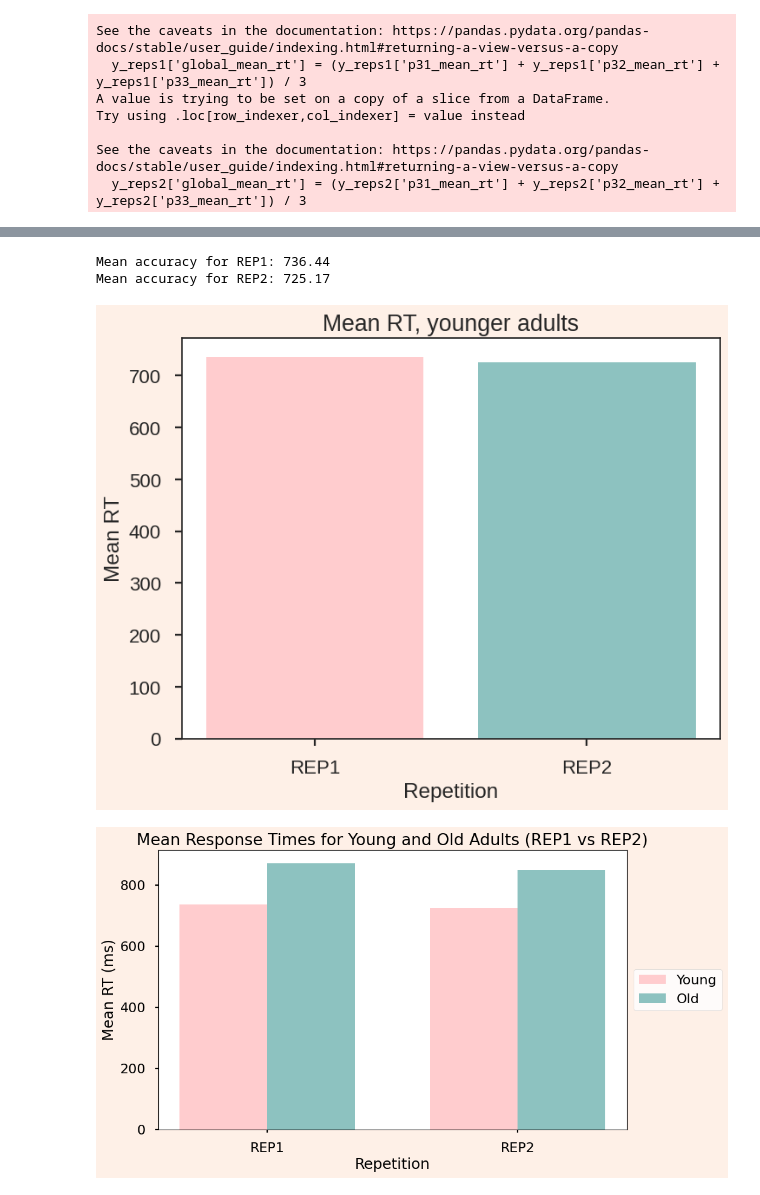
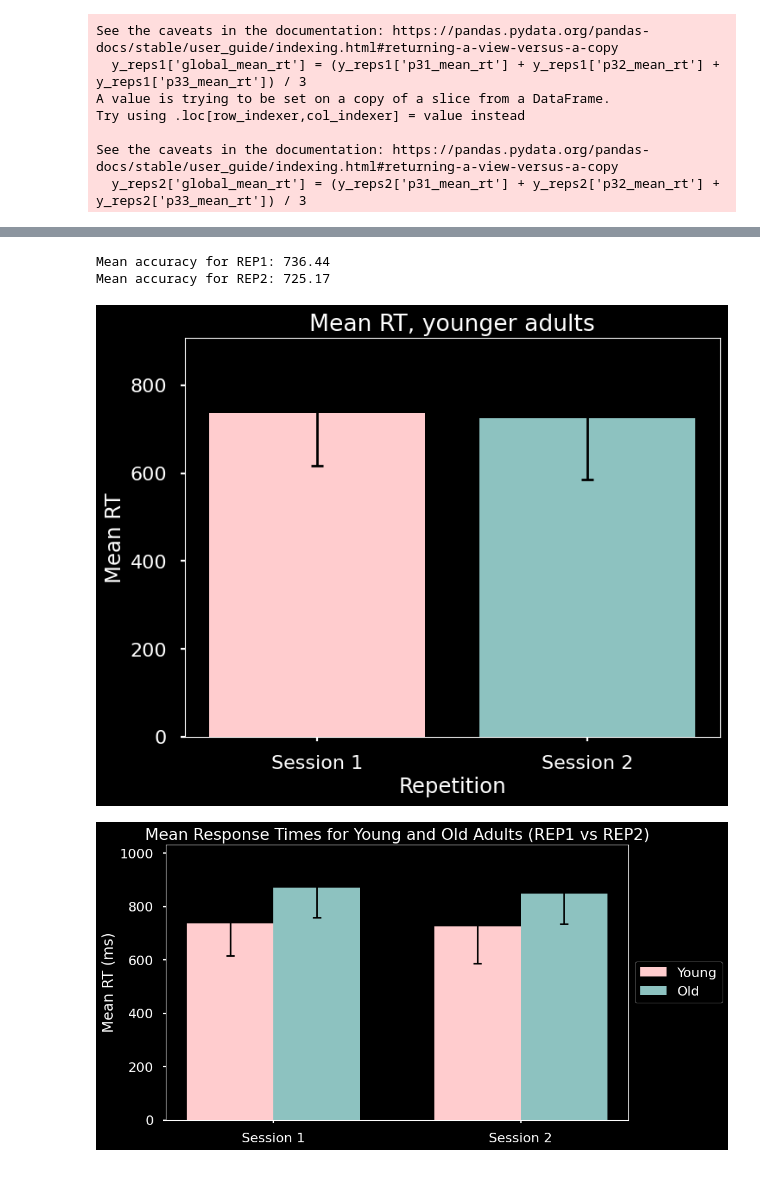
Before and after one commit to McSonk/brain-imaging, a Jupyter notebook: code/python/behaviour_global.ipynb, the cells around one changed output, grey strips where cells are left out. Cells and saved outputs as stored; diff of their text form; code cells hidden in the pictures.

```diff
--- a/code/python/behaviour_global.ipynb
+++ b/code/python/behaviour_global.ipynb
@@ -251,3 +272,5 @@ reps1
+# %%
+plt.style.use('seaborn-v0_8-paper')
 # %%
 reps1[['subject', 'accuracy']].set_index('subject').plot(kind='bar', figsize=(12, 6))
 plt.xlabel('Subject')
@@ -872,6 +942,8 @@ Mean accuracy for REP2: 848.46
 # Calculate the mean accuracies
 mean_global_rt_y_reps1 = y_reps1['global_mean_rt'].mean()
 mean_global_rt_y_reps2 = y_reps2['global_mean_rt'].mean()
+std_global_rt_y_reps1 = y_reps1['global_mean_rt'].std()
+std_global_rt_y_reps2 = y_reps2['global_mean_rt'].std()
 
 print(f'Mean accuracy for REP1: {mean_global_rt_y_reps1:.2f}')
 print(f'Mean accuracy for REP2: {mean_global_rt_y_reps2:.2f}')
@@ -879,8 +951,14 @@ print(f'Mean accuracy for REP2: {mean_global_rt_y_reps2:.2f}')
 
 # Plot the mean accuracies
 fig, ax = plt.subplots(figsize=(8, 6))
-ax.bar(['REP1', 'REP2'], [mean_global_rt_y_reps1, mean_global_rt_y_reps2], color=['#ffccce', '#8dc2c0'])
-fig.patch.set_facecolor('#fef0e7')
+ax.bar(
+    ['Session 1', 'Session 2'],
+    [mean_global_rt_y_reps1, mean_global_rt_y_reps2],
+    yerr=[std_global_rt_y_reps1, std_global_rt_y_reps2],
+    color=['#ffccce', '#8dc2c0'],
+    error_kw=error_bar_style
+)
+# fig.patch.set_facecolor('#fef0e7')
 ax.set_xlabel('Repetition')
 ax.set_ylabel('Mean RT')
 ax.set_title('Mean RT, younger adults')
@@ -888,43 +966,44 @@ plt.show()
 # %% [output]
 Mean accuracy for REP1: 736.44
 Mean accuracy for REP2: 725.17
-[figure, old version]
+[figure, new version]
 # %%
-# Calculate the mean global RT for young and old adults for rep1 and rep2
-mean_global_rt_y_reps1 = y_reps1['global_mean_rt'].mean()
-mean_global_rt_y_reps2 = y_reps2['global_mean_rt'].mean()
-mean_global_rt_o_reps1 = o_reps1['global_mean_rt'].mean()
-mean_global_rt_o_reps2 = o_reps2['global_mean_rt'].mean()
-
 # Plot the mean global RTs
 fig, ax = plt.subplots(figsize=(10, 6))
 
 # Define the positions for the bars
 bar_width = 0.35
 r1 = np.arange(2)
 r2 = [x + bar_width for x in r1]
 
 # Plot the mean global RTs for young adults
-ax.bar(r1, [mean_global_rt_y_reps1, mean_global_rt_y_reps2], width=bar_width, label='Young', color='#ffccce')
+ax.bar(r1,
+       [mean_global_rt_y_reps1, mean_global_rt_y_reps2],
+         yerr=[std_global_rt_y_reps1, std_global_rt_y_reps2],
+       width=bar_width, label='Young', color='#ffccce',
+       error_kw=error_bar_style)
 
 # Plot the mean global RTs for old adults
-ax.bar(r2, [mean_global_rt_o_reps1, mean_global_rt_o_reps2], width=bar_width, label='Old', color='#8dc2c0')
+ax.bar(r2, [mean_global_rt_o_reps1, mean_global_rt_o_reps2],
+        yerr=[std_global_rt_o_reps1, std_global_rt_o_reps2],
+
+       width=bar_width, label='Old', color='#8dc2c0',
+       error_kw=error_bar_style)
 
 # Add labels and title
-ax.set_xlabel('Repetition')
 ax.set_ylabel('Mean RT (ms)')
 ax.set_title('Mean Response Times for Young and Old Adults (REP1 vs REP2)')
 ax.set_xticks([r + bar_width / 2 for r in range(2)])
-ax.set_xticklabels(['REP1', 'REP2'])
+ax.set_xticklabels(['Session 1', 'Session 2'])
 ax.legend()
 ax.legend(loc='center left', bbox_to_anchor=(1, 0.5))
-fig.patch.set_facecolor('#fef0e7')
+# fig.patch.set_facecolor('#fef0e7')
 
 
 # Show the plot
 plt.show()
 # %% [output]
-[figure, old version]
+[figure, new version]
 # %%
 import numpy as np
 
```
Also changed, not shown: parts of 37 cells of this notebook, 3 other files.
